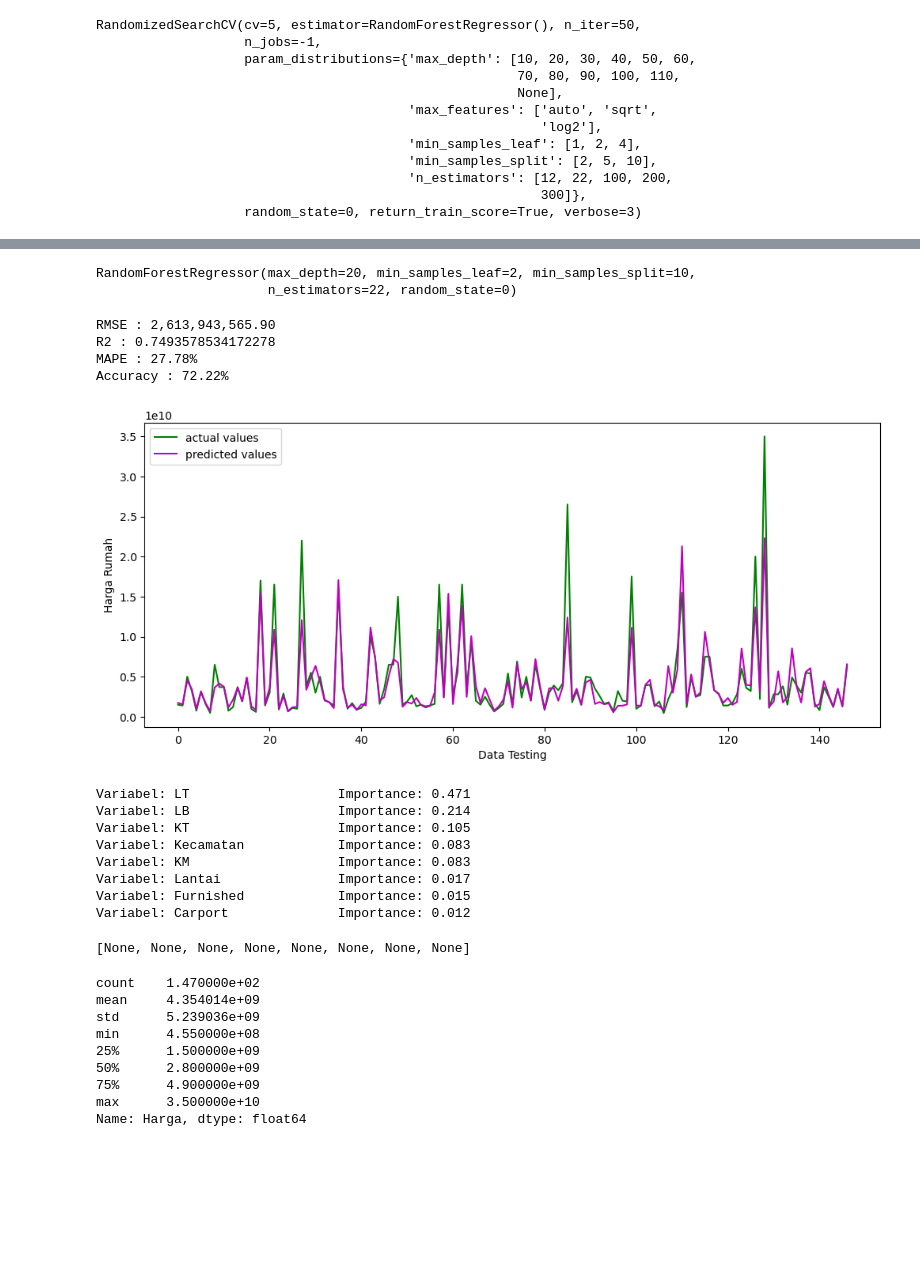
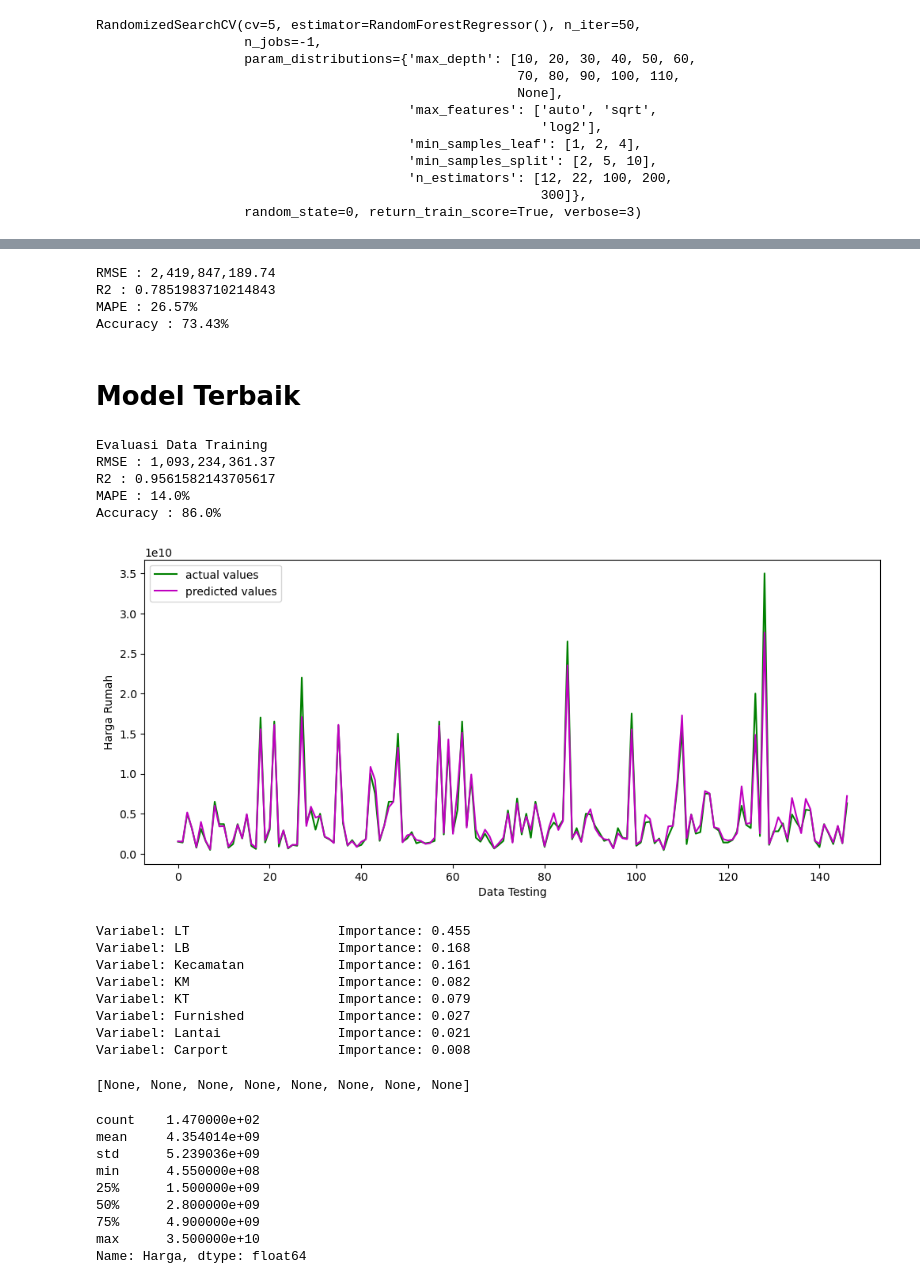
Before and after one commit to nadhiraferitaa/prediksi-rumah, a Jupyter notebook: PrediksiRumah.ipynb, the cells around one changed output, grey strips where cells are left out. Drawn from its saved outputs; the diff is of its cells as text; code cells hidden in the pictures; blank space fills up the shorter version.

```diff
--- a/PrediksiRumah.ipynb
+++ b/PrediksiRumah.ipynb
@@ -386,10 +396,7 @@ rf_random.best_params_
-# %%
-randmf = RandomForestRegressor(n_estimators = 22, min_samples_split = 10, min_samples_leaf= 2,max_features= 'auto',max_depth= 20,random_state=0)
-randmf.fit(X_train, y_train)
-# %% [output]
-RandomForestRegressor(max_depth=20, min_samples_leaf=2, min_samples_split=10,
-                      n_estimators=22, random_state=0)
 # %%
+#Evaluasi testing
+randmf = RandomForestRegressor(n_estimators = 100, min_samples_split = 10, min_samples_leaf= 4,max_features= 'auto',max_depth= 90,random_state=0)
+randmf.fit(X_test, y_test)
 y_pred = randmf.predict(X_test)
 new_rmse = mean_squared_error(y_test, y_pred, squared=False)
 
@@ -398,28 +405,42 @@ print(f'R2 : {r2_score(y_test,y_pred)}')
 print(f'MAPE : {round(mean_absolute_percentage_error(y_test,y_pred)*100,2)}%')
 print(f'Accuracy : {100-(round(mean_absolute_percentage_error(y_test,y_pred)*100,2))}%')
 # %% [output]
-RMSE : 2,613,943,565.90
-R2 : 0.7493578534172278
-MAPE : 27.78%
-Accuracy : 72.22%
+RMSE : 2,419,847,189.74
+R2 : 0.7851983710214843
+MAPE : 26.57%
+Accuracy : 73.43%
+# %% [markdown]
+# Model Terbaik
+# %%
+rfr = RandomForestRegressor(n_estimators=200, max_features="log2", random_state=0)
+rfr.fit(X_test, y_test)
+y_pred = rfr.predict(X_test)
+
+print(f'Evaluasi Data Training')
+print(f'RMSE : {mean_squared_error(y_test, y_pred, squared=False):,.2f}')
+print(f'R2 : {r2_score(y_test,y_pred)}')
+print(f'MAPE : {round(mean_absolute_percentage_error(y_test,y_pred)*100,2)}%')
+print(f'Accuracy : {100-(round(mean_absolute_percentage_error(y_test,y_pred)*100,2))}%')
+# %% [output]
+Evaluasi Data Training
+RMSE : 1,093,234,361.37
+R2 : 0.9561582143705617
+MAPE : 14.0%
+Accuracy : 86.0%
 # %%
-rfr = RandomForestRegressor(n_estimators=22, max_features="log2", random_state=0)
-rfr.fit(X_train, y_train)
-y_pred = rfr.predict(X_test)
-
 # figure size
 plt.figure(figsize=(12, 5))
 # acutal values
 plt.plot([i for i in range(len(y_test))],np.array(y_test), c='g', label="actual values")
 # predicted values
 plt.plot([i for i in range(len(y_test))],y_pred, c='m',label="predicted values")
 plt.legend()
 
 plt.ylabel('Harga Rumah')
 plt.xlabel('Data Testing')
 plt.show()
 # %% [output]
-[figure, old version]
+[figure, new version]
 # %%
 importances = list(rfr.feature_importances_)
 
@@ -431,14 +452,14 @@ feature_importances = sorted(feature_importances, key = lambda x: x[1], reverse=
 
 [print('Variabel: {:20} Importance: {}'.format(*pair)) for pair in feature_importances]
 # %% [output]
-Variabel: LT                   Importance: 0.471
-Variabel: LB                   Importance: 0.214
-Variabel: KT                   Importance: 0.105
-Variabel: Kecamatan            Importance: 0.083
-Variabel: KM                   Importance: 0.083
-Variabel: Lantai               Importance: 0.017
-Variabel: Furnished            Importance: 0.015
-Variabel: Carport              Importance: 0.012
+Variabel: LT                   Importance: 0.455
+Variabel: LB                   Importance: 0.168
+Variabel: Kecamatan            Importance: 0.161
+Variabel: KM                   Importance: 0.082
+Variabel: KT                   Importance: 0.079
+Variabel: Furnished            Importance: 0.027
+Variabel: Lantai               Importance: 0.021
+Variabel: Carport              Importance: 0.008
 [None, None, None, None, None, None, None, None]
 # %%
 y_test.describe()
```
Also changed, not shown: parts of 9 cells of this notebook, 1 other file.
